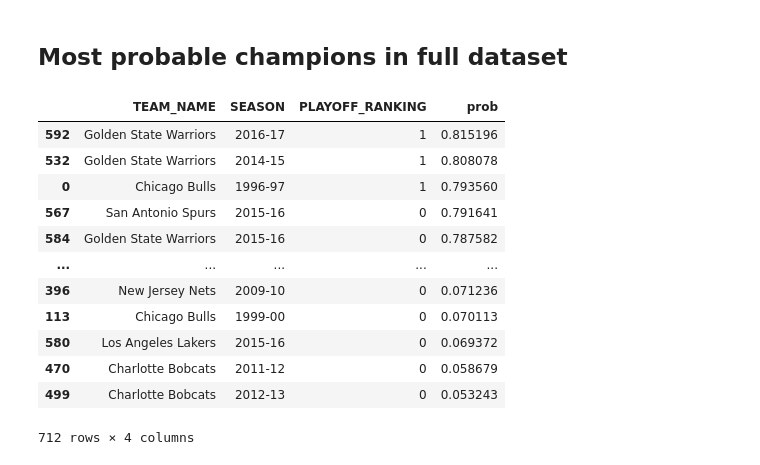
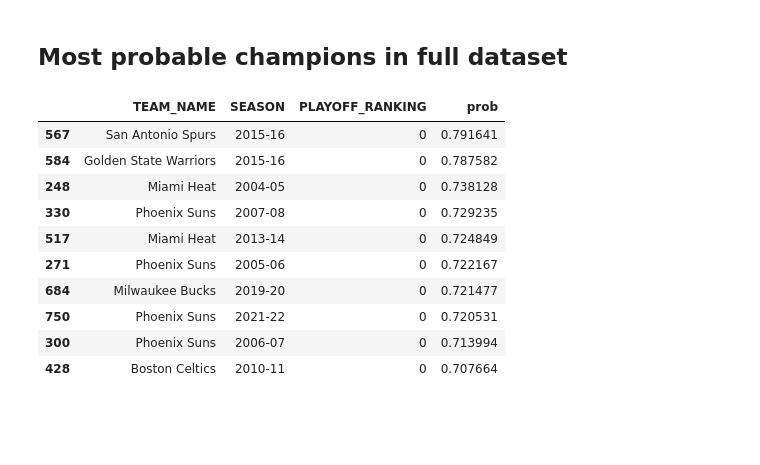
Before and after one commit to WillKWL/Project-NBASeason, a Jupyter notebook: source/3A_test_set_evaluation.ipynb, the cells around one changed output. Saved outputs shown, nothing was run; the diff lists cells and outputs as text; code cells hidden in the pictures; blank space fills up the shorter version.

```diff
--- a/source/3A_test_set_evaluation.ipynb
+++ b/source/3A_test_set_evaluation.ipynb
@@ -517,19 +517,18 @@ y_full = full_set[['PLAYOFF_RANKING']].copy()
 # %%
 # ranking players and teams by probability of winning a championship
 most_probable = full_set.iloc[best_model.predict_proba(X_full)[:,1].argsort()[::-1],][['TEAM_NAME','SEASON',"PLAYOFF_RANKING"]]
 most_probable['prob'] = sorted(best_model.predict_proba(X_full)[:,1], reverse=True)
-most_probable
+most_probable = most_probable.loc[most_probable['PLAYOFF_RANKING'] == 0]
+most_probable.head(10)
 # %% [output]
 |  | TEAM_NAME | SEASON | PLAYOFF_RANKING | prob |
-| 592 | Golden State Warriors | 2016-17 | 1 | 0.815196 |
-| 532 | Golden State Warriors | 2014-15 | 1 | 0.808078 |
-| 0 | Chicago Bulls | 1996-97 | 1 | 0.793560 |
 | 567 | San Antonio Spurs | 2015-16 | 0 | 0.791641 |
 | 584 | Golden State Warriors | 2015-16 | 0 | 0.787582 |
-| ... | ... | ... | ... | ... |
-| 396 | New Jersey Nets | 2009-10 | 0 | 0.071236 |
-| 113 | Chicago Bulls | 1999-00 | 0 | 0.070113 |
-| 580 | Los Angeles Lakers | 2015-16 | 0 | 0.069372 |
-| 470 | Charlotte Bobcats | 2011-12 | 0 | 0.058679 |
-| 499 | Charlotte Bobcats | 2012-13 | 0 | 0.053243 |
+| 248 | Miami Heat | 2004-05 | 0 | 0.738128 |
+| 330 | Phoenix Suns | 2007-08 | 0 | 0.729235 |
+| 517 | Miami Heat | 2013-14 | 0 | 0.724849 |
+| 271 | Phoenix Suns | 2005-06 | 0 | 0.722167 |
+| 684 | Milwaukee Bucks | 2019-20 | 0 | 0.721477 |
+| 750 | Phoenix Suns | 2021-22 | 0 | 0.720531 |
+| 300 | Phoenix Suns | 2006-07 | 0 | 0.713994 |
+| 428 | Boston Celtics | 2010-11 | 0 | 0.707664 |
-712 rows × 4 columns
```
Also changed, not shown: parts of 3 cells of this notebook.
